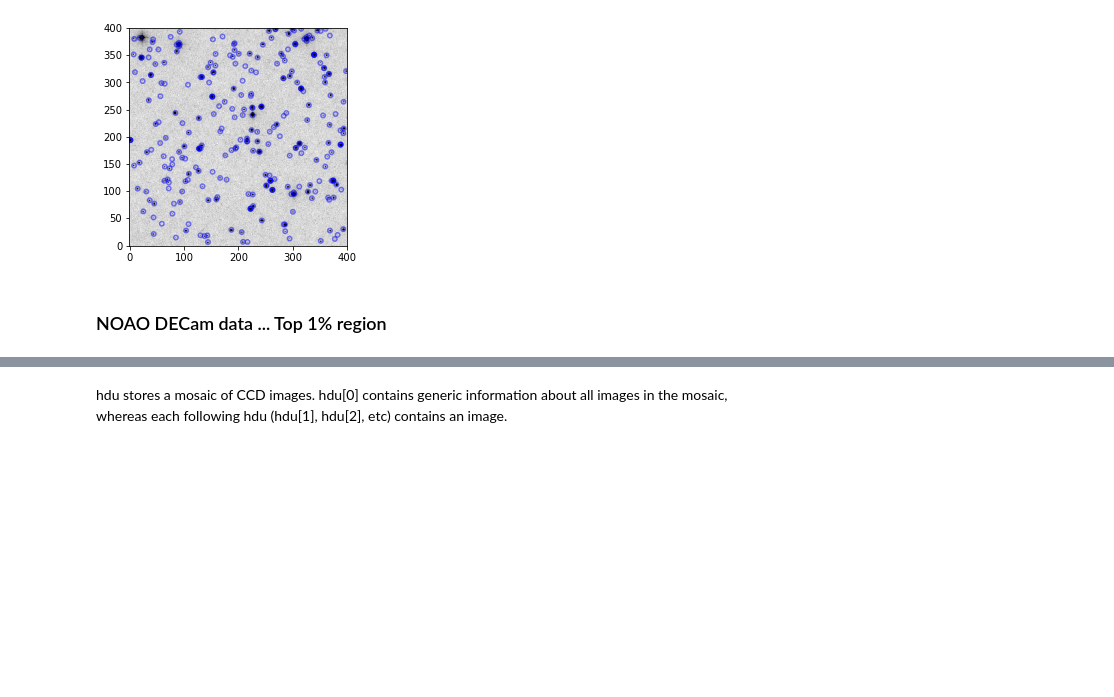
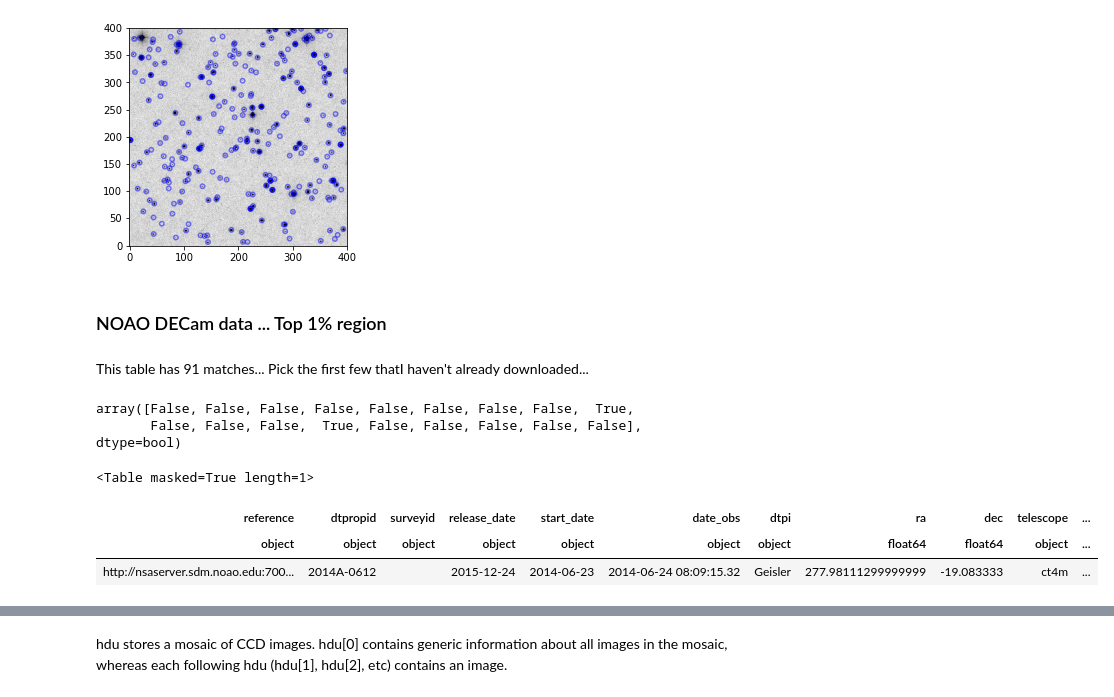
Before and after one commit to suberlak/crowded_fields, a Jupyter notebook: code/source_counting.ipynb, the cells around one changed output, grey strips where cells are left out. Drawn from its saved outputs; the diff is of its cells as text; code cells hidden in the pictures; blank space fills up the shorter version.

Commit message:
main two notebooks : most recent working version with NOAO scripts

```diff
--- a/code/source_counting.ipynb
+++ b/code/source_counting.ipynb
@@ -37,3 +38,29 @@ Downloading http://data.astropy.org/photometry/M6707HH.fits [Done]
 [figure]
 # %% [markdown]
 ### NOAO  DECam  data ... Top 1% region
+# %%
+# Read in the DECam - MAF matched data within 30 arcmin for top 1% density...
+# This is  a VOTable to keep all string types straight ...
+fname = 'table_decam_maf_matched_0.01_density_percent.vo.xml'
+decam_maf = Table.read(fname)
+# %% [markdown]
+This table has 91 matches... Pick the first few thatI haven't already downloaded...
+# %%
+outDir = '../raw_data/DECam/'
+import os
+os.listdir(outDir)
+import numpy as np
+archive_files = np.array(decam_maf['archive_file'].data).astype(str)
+# %%
+np.in1d(os.listdir(outDir),archive_files)
+# %% [output]
+array([False, False, False, False, False, False, False, False,  True,
+       False, False, False,  True, False, False, False, False, False], dtype=bool)
+# %%
+#pull information about just one object by name
+decam_maf[archive_files == 'c4d_140624_081148_ooi_r_v2.fits.fz']
+# %% [output]
+<Table masked=True length=1>
+| reference | dtpropid | surveyid | release_date | start_date | date_obs | dtpi | ra | dec | telescope | ... |
+| object | object | object | object | object | object | object | float64 | float64 | object | ... |
+| http://nsaserver.sdm.noao.edu:700... | 2014A-0612 |  | 2015-12-24 | 2014-06-23 | 2014-06-24 08:09:15.32 | Geisler | 277.98111299999999 | -19.083333 | ct4m | ... |
```
Also changed, not shown: parts of 15 cells of this notebook, 1 other file.
